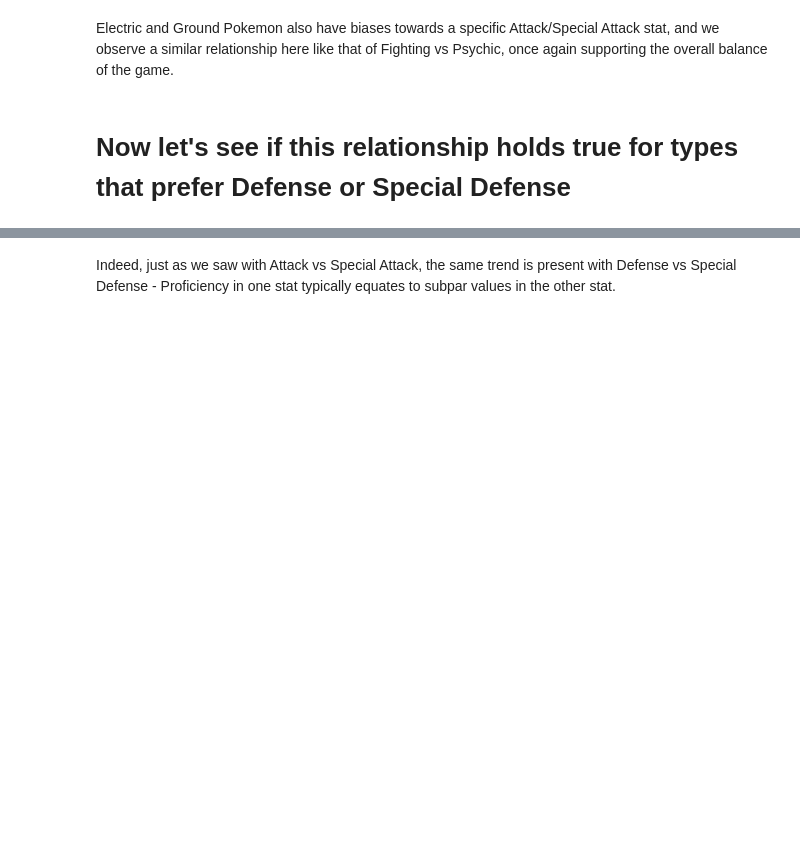
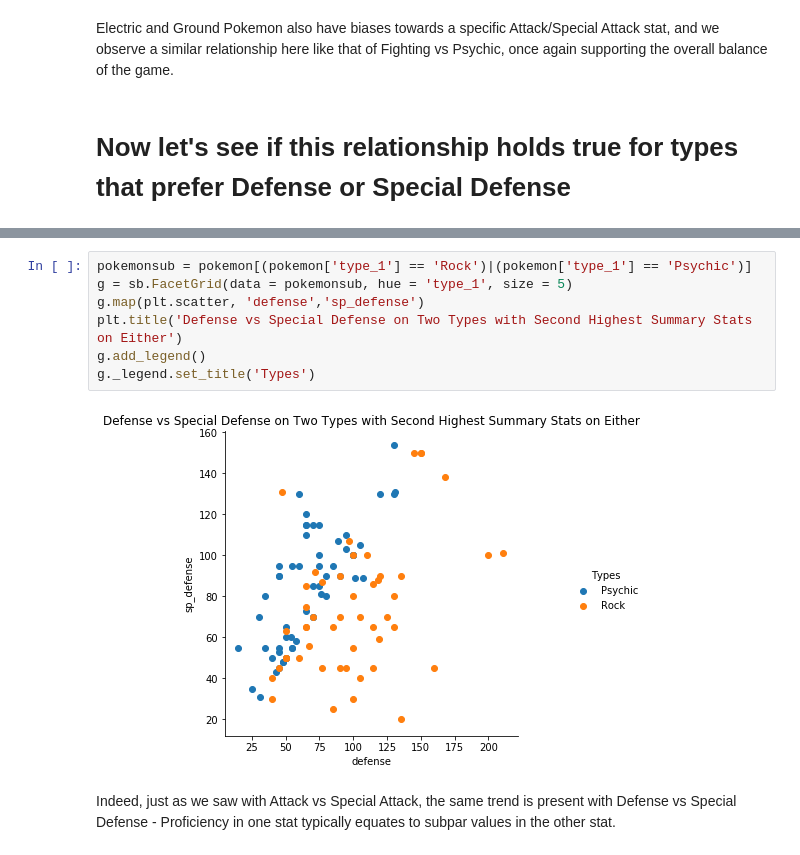
Before and after one commit to jasonhua805/Pokemon-Data-Visualization, a Jupyter notebook: Explanatory Data Analysis.ipynb, the cells around one changed output, grey strips where cells are left out. Saved outputs shown, nothing was run; the diff lists cells and outputs as text; blank space fills up the shorter version.

```diff
--- a/Explanatory Data Analysis.ipynb
+++ b/Explanatory Data Analysis.ipynb
@@ -58,3 +231,12 @@ Electric and Ground Pokemon also have biases towards a specific Attack/Special A
+# %%
+pokemonsub = pokemon[(pokemon['type_1'] == 'Rock')|(pokemon['type_1'] == 'Psychic')]
+g = sb.FacetGrid(data = pokemonsub, hue = 'type_1', size = 5)
+g.map(plt.scatter, 'defense','sp_defense')
+plt.title('Defense vs Special Defense on Two Types with Second Highest Summary Stats on Either')
+g.add_legend()
+g._legend.set_title('Types')
+# %% [output]
+[figure, added]
 # %% [markdown]
 Indeed, just as we saw with Attack vs Special Attack, the same trend is present with Defense vs Special Defense - Proficiency in one stat typically equates to subpar values in the other stat.
 # %% [markdown]
```
Also changed, not shown: parts of 41 cells of this notebook.
